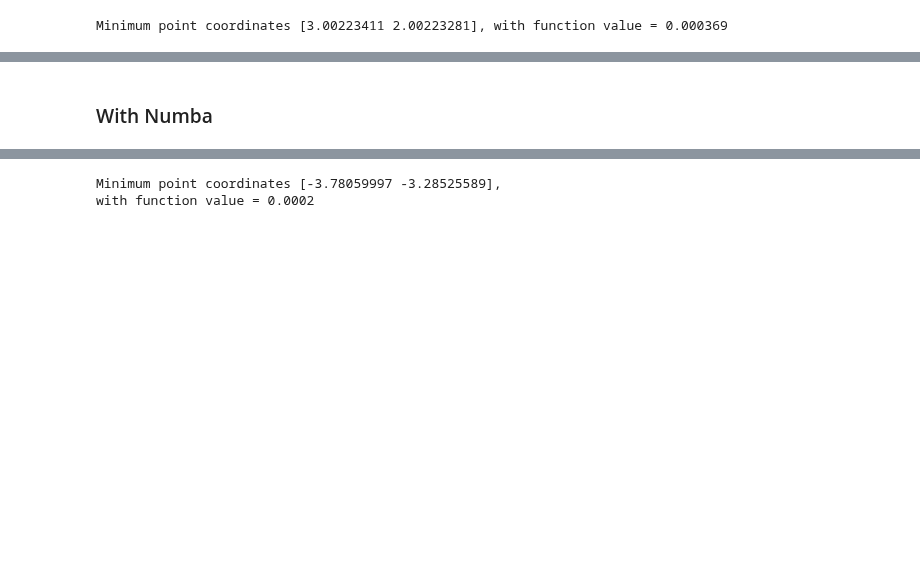
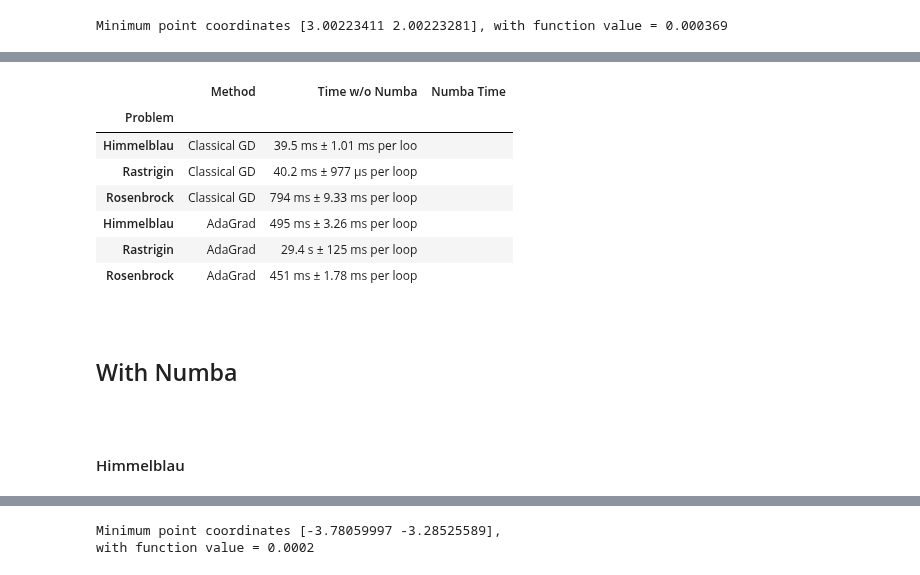
Before and after one commit to natalia-sd/AI-andstuff, a Jupyter notebook: lab_3/LAB3_numba.ipynb, the cells around one changed output, grey strips where cells are left out. Drawn from its saved outputs; the diff is of its cells as text; code cells hidden in the pictures; blank space fills up the shorter version.

```diff
--- a/lab_3/LAB3_numba.ipynb
+++ b/lab_3/LAB3_numba.ipynb
@@ -209,0 +306,3 @@ print(f'Minimum point coordinates \033[1m{Rast_Ada[0]}\033[0m,',
+# %%
+data = ['Rastrigin', 'AdaGrad', str(time)[:25], '']
+res_df.loc[len(res_df)] = data
@@ -221,0 +323,3 @@ print(f'Minimum point coordinates \033[1m{Ros_Ada[0]}\033[0m,',
+# %%
+# cpu time
+time = %timeit -o GD_AdaGrad(Rosenbrock.function, Rosenbrock.gradient, np.array([-10, -10]), gamma=0.9, tolerance = 1e-3, learning_rate=0.01, n_iter=30000)
@@ -222,5 +328,23 @@ print(f'Minimum point coordinates \033[1m{Ros_Ada[0]}\033[0m,',
+# %%
+data = ['Rosenbrock', 'AdaGrad', str(time)[:25], '']
+res_df.loc[len(res_df)] = data
+# %%
+res_df.set_index('Problem', drop=True, inplace=True)
+# %%
+res_df
+# %% [output]
+|  | Method | Time w/o Numba | Numba Time |
+| Problem |  |  |  |
+| Himmelblau | Classical GD | 39.5 ms ± 1.01 ms per loo |  |
+| Rastrigin | Classical GD | 40.2 ms ± 977 µs per loop |  |
+| Rosenbrock | Classical GD | 794 ms ± 9.33 ms per loop |  |
+| Himmelblau | AdaGrad | 495 ms ± 3.26 ms per loop |  |
+| Rastrigin | AdaGrad | 29.4 s ± 125 ms per loop |  |
+| Rosenbrock | AdaGrad | 451 ms ± 1.78 ms per loop |  |
+# %% [markdown]
+<a id='gen2'></a>
 # %% [markdown]
-### With Numba
+## With Numba
 # %%
 @njit(fastmath=True)
 def Himmelblau(x: np.ndarray) -> np.float64:
@@ -245,6 +369,8 @@ def Rastrigin(x: np.ndarray, A: int = 10) -> np.float64:
 @njit(fastmath=True)
 def Rast_grad(x: np.float32, A: int = 10) -> np.float64:
         return 2 * x + A * 2 * np.pi * np.sin(2 * np.pi * x)
+# %% [markdown]
+<a id='gen21'></a>
 # %%
 @njit
 def classic_GD (
@@ -272,6 +398,9 @@ def classic_GD (
         current_point = current_point - learning_rate * gradient_of_function(current_point)
 
     return current_point, function(current_point)
+# %% [markdown]
+<a id='gen211'></a>
+#### Himmelblau
 # %%
 %%time
 GD_Him_GPU = classic_GD(Himmelblau, Him_grad, np.array([-100, -100]), learning_rate=0.00001, n_iter=9500)
```
Also changed, not shown: parts of 69 cells of this notebook.
